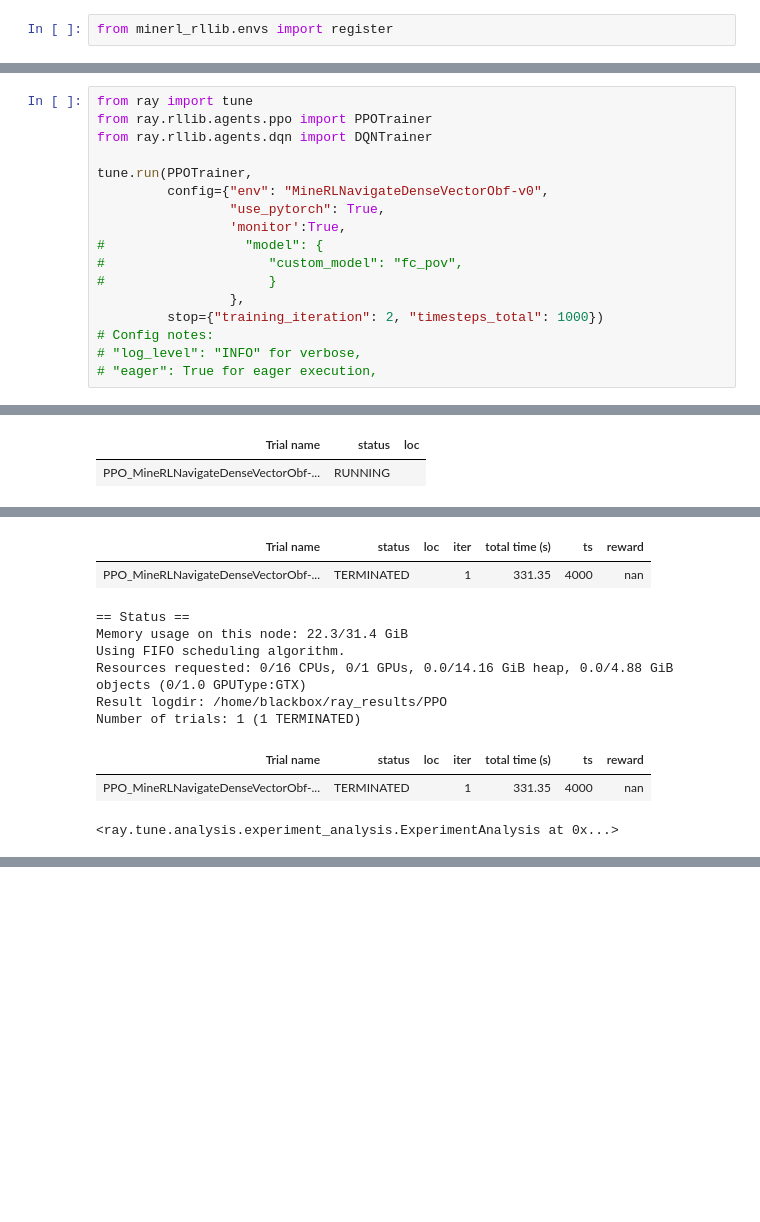
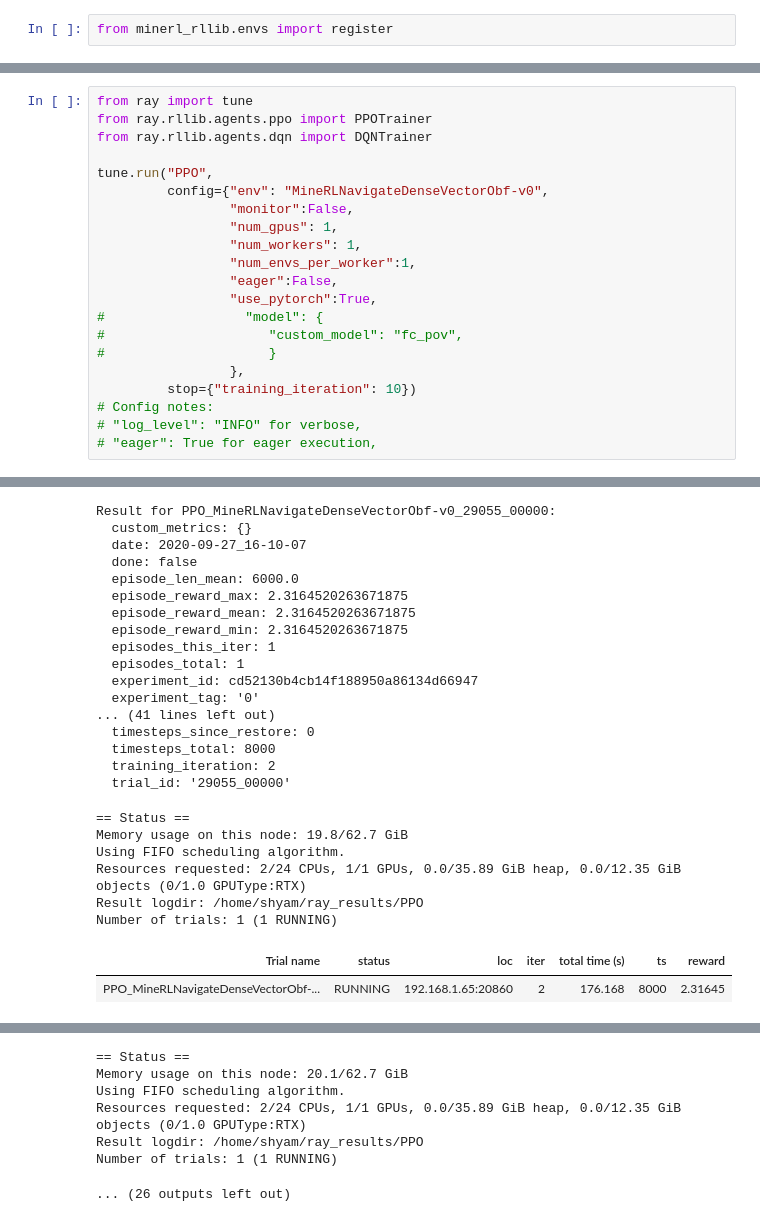
Before and after one commit to seantey/minerl-rllib, a Jupyter notebook: experimental_notebooks/minerl_2020_rllib-Test2-JFrost.ipynb, the cells around one changed output, grey strips where cells are left out. Cells and saved outputs as stored; diff of their text form; blank space fills up the shorter version.

```diff
--- a/experimental_notebooks/minerl_2020_rllib-Test2-JFrost.ipynb
+++ b/experimental_notebooks/minerl_2020_rllib-Test2-JFrost.ipynb
@@ -93,15 +88,19 @@ from ray import tune
 from ray.rllib.agents.ppo import PPOTrainer
 from ray.rllib.agents.dqn import DQNTrainer
 
-tune.run(PPOTrainer,
+tune.run("PPO",
          config={"env": "MineRLNavigateDenseVectorObf-v0",
-                 "use_pytorch": True,
-                 'monitor':True,
+                 "monitor":False,
+                 "num_gpus": 1,
+                 "num_workers": 1,
+                 "num_envs_per_worker":1,
+                 "eager":False,
+                 "use_pytorch":True,
 #                  "model": {
 #                     "custom_model": "fc_pov",
 #                     }
                  },
-         stop={"training_iteration": 2, "timesteps_total": 1000})
+         stop={"training_iteration": 10})
 # Config notes:
 # "log_level": "INFO" for verbose,
 # "eager": True for eager execution,
@@ -118,2 +128,0 @@ Number of trials: 1 (1 RUNNING)
-| Trial name | status | loc |
-| PPO_MineRLNavigateDenseVectorObf-... | RUNNING |  |
@@ -160,11 +161,25 @@ Number of trials: 1 (1 TERMINATED)
-| Trial name | status | loc | iter | total time (s) | ts | reward |
-| PPO_MineRLNavigateDenseVectorObf-... | TERMINATED |  | 1 | 331.35 | 4000 | nan |
-== Status ==
-Memory usage on this node: 22.3/31.4 GiB
-Using FIFO scheduling algorithm.
-Resources requested: 0/16 CPUs, 0/1 GPUs, 0.0/14.16 GiB heap, 0.0/4.88 GiB objects (0/1.0 GPUType:GTX)
-Result logdir: /home/blackbox/ray_results/PPO
-Number of trials: 1 (1 TERMINATED)
+Result for PPO_MineRLNavigateDenseVectorObf-v0_29055_00000:
+  custom_metrics: {}
+  date: 2020-09-27_16-10-07
+  done: false
+  episode_len_mean: 6000.0
+  episode_reward_max: 2.3164520263671875
+  episode_reward_mean: 2.3164520263671875
+  episode_reward_min: 2.3164520263671875
+  episodes_this_iter: 1
+  episodes_total: 1
+  experiment_id: cd52130b4cb14f188950a86134d66947
+  experiment_tag: '0'
+... (41 lines left out)
+  timesteps_since_restore: 0
+  timesteps_total: 8000
+  training_iteration: 2
+  trial_id: '29055_00000'
+== Status ==
+Memory usage on this node: 19.8/62.7 GiB
+Using FIFO scheduling algorithm.
+Resources requested: 2/24 CPUs, 1/1 GPUs, 0.0/35.89 GiB heap, 0.0/12.35 GiB objects (0/1.0 GPUType:RTX)
+Result logdir: /home/shyam/ray_results/PPO
+Number of trials: 1 (1 RUNNING)
 | Trial name | status | loc | iter | total time (s) | ts | reward |
-| PPO_MineRLNavigateDenseVectorObf-... | TERMINATED |  | 1 | 331.35 | 4000 | nan |
+| PPO_MineRLNavigateDenseVectorObf-... | RUNNING | 192.168.1.65:20860 | 2 | 176.168 | 8000 | 2.31645 |
-<ray.tune.analysis.experiment_analysis.ExperimentAnalysis at 0x...>
@@ -187,0 +203,7 @@ Number of trials: 1 (1 TERMINATED)
+== Status ==
+Memory usage on this node: 20.1/62.7 GiB
+Using FIFO scheduling algorithm.
+Resources requested: 2/24 CPUs, 1/1 GPUs, 0.0/35.89 GiB heap, 0.0/12.35 GiB objects (0/1.0 GPUType:RTX)
+Result logdir: /home/shyam/ray_results/PPO
+Number of trials: 1 (1 RUNNING)
+... (26 outputs left out)
```
Also changed, not shown: parts of 7 cells of this notebook, 10 other files.
